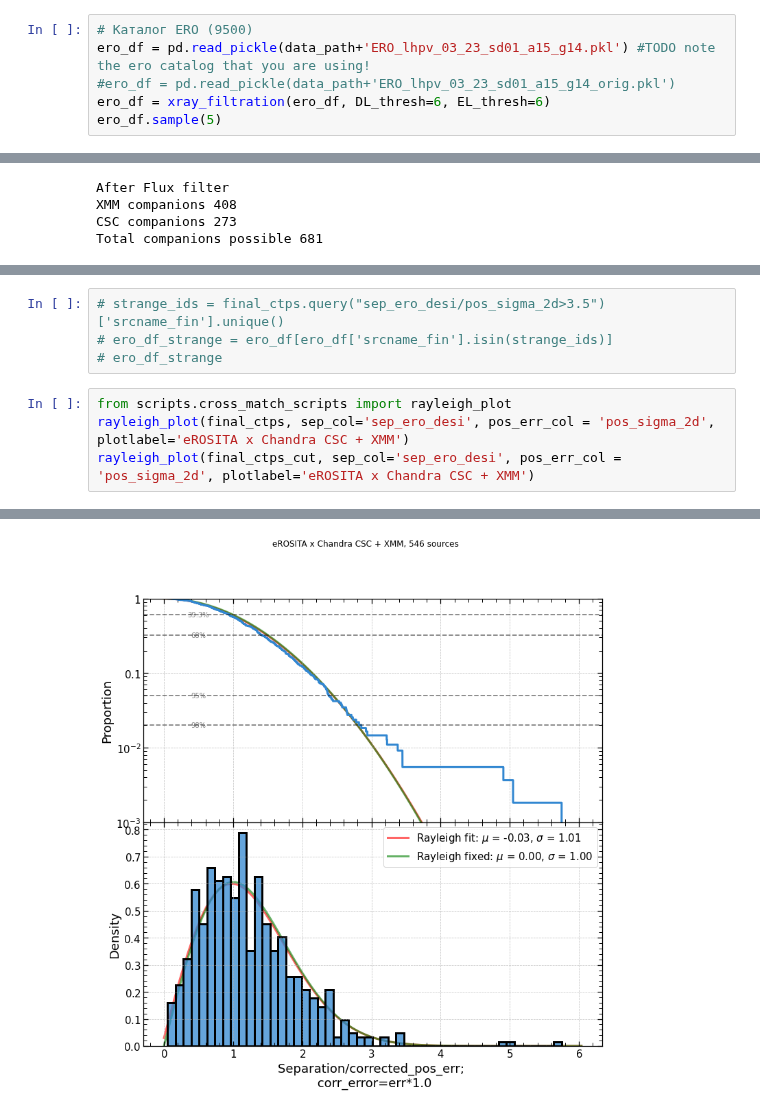
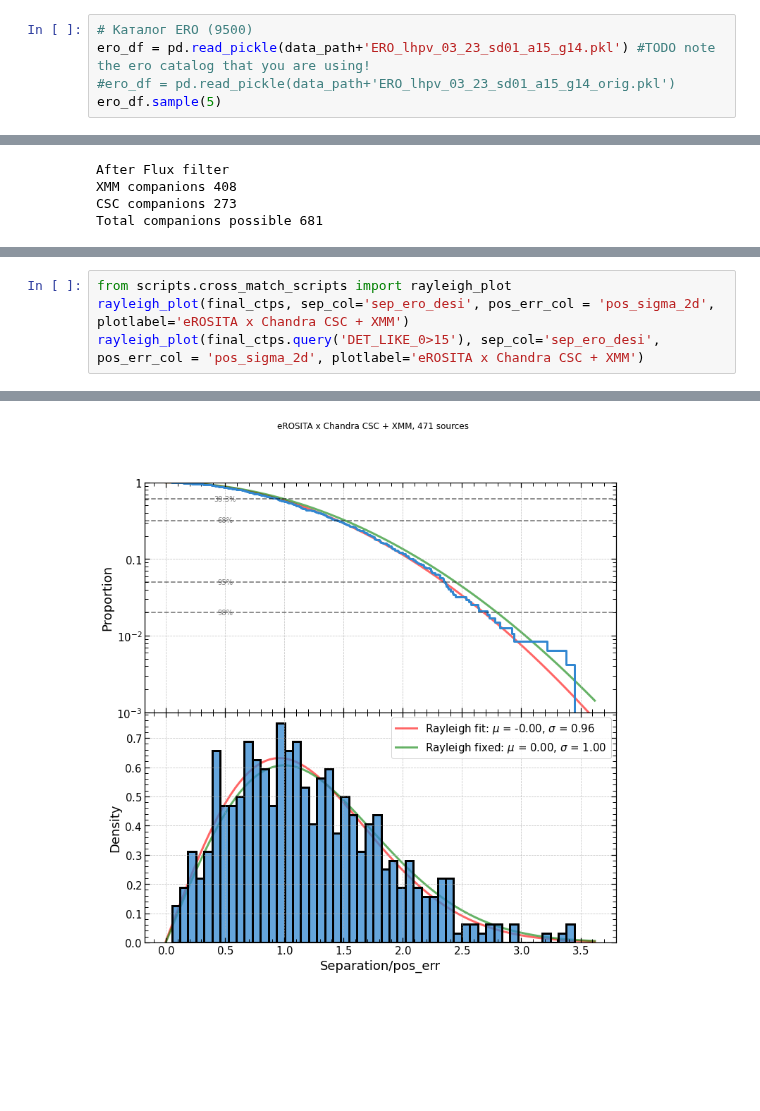
Before and after one commit to SergeiDBykov/lockman_hole, a Jupyter notebook: 2_desi-validation-catalog/1_validation-counterparts.ipynb, the cells around one changed output, grey strips where cells are left out. Saved outputs shown, nothing was run; the diff lists cells and outputs as text; blank space fills up the shorter version.

```diff
--- a/2_desi-validation-catalog/1_validation-counterparts.ipynb
+++ b/2_desi-validation-catalog/1_validation-counterparts.ipynb
@@ -252,6 +186,5 @@ srg_names = {
 # Каталог ERO (9500)
 ero_df = pd.read_pickle(data_path+'ERO_lhpv_03_23_sd01_a15_g14.pkl') #TODO note the ero catalog that you are using!
 #ero_df = pd.read_pickle(data_path+'ERO_lhpv_03_23_sd01_a15_g14_orig.pkl')
-ero_df = xray_filtration(ero_df, DL_thresh=6, EL_thresh=6)
 ero_df.sample(5)
 # %% [output]
@@ -603,9 +533,5 @@ final_ctps_cut
-# %%
-# strange_ids = final_ctps.query("sep_ero_desi/pos_sigma_2d>3.5")['srcname_fin'].unique()
-# ero_df_strange = ero_df[ero_df['srcname_fin'].isin(strange_ids)]
-# ero_df_strange
 # %%
 from scripts.cross_match_scripts import rayleigh_plot
 rayleigh_plot(final_ctps, sep_col='sep_ero_desi', pos_err_col = 'pos_sigma_2d', plotlabel='eROSITA x Chandra CSC + XMM')
-rayleigh_plot(final_ctps_cut, sep_col='sep_ero_desi', pos_err_col = 'pos_sigma_2d', plotlabel='eROSITA x Chandra CSC + XMM')
+rayleigh_plot(final_ctps.query('DET_LIKE_0>15'), sep_col='sep_ero_desi', pos_err_col = 'pos_sigma_2d', plotlabel='eROSITA x Chandra CSC + XMM')
 # %% [output]
@@ -613 +539 @@ rayleigh_plot(final_ctps_cut, sep_col='sep_ero_desi', pos_err_col = 'pos_sigma_2
-[figure, old version]
+[figure, new version]
```
Also changed, not shown: parts of 11 cells of this notebook, 11 other files.
